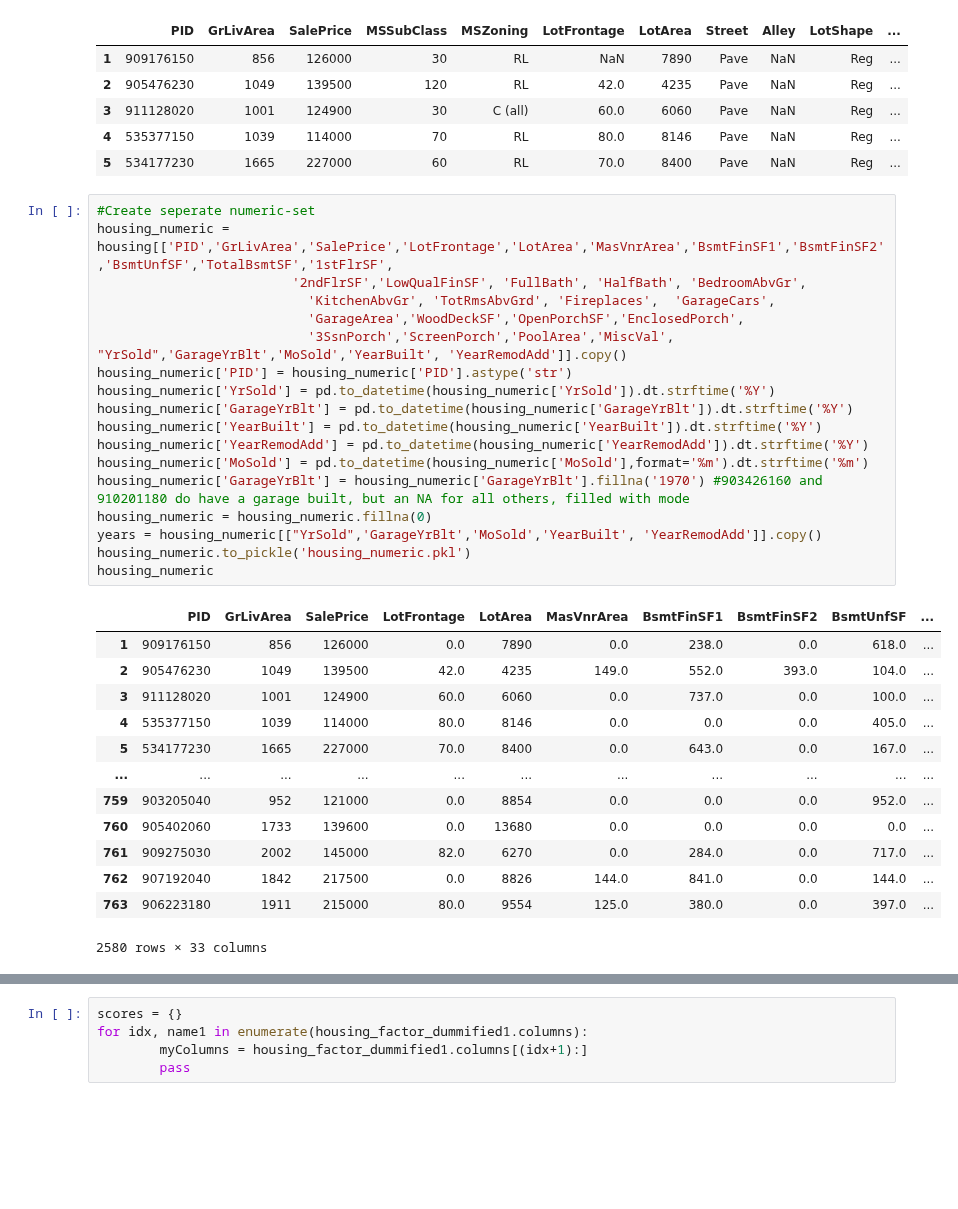
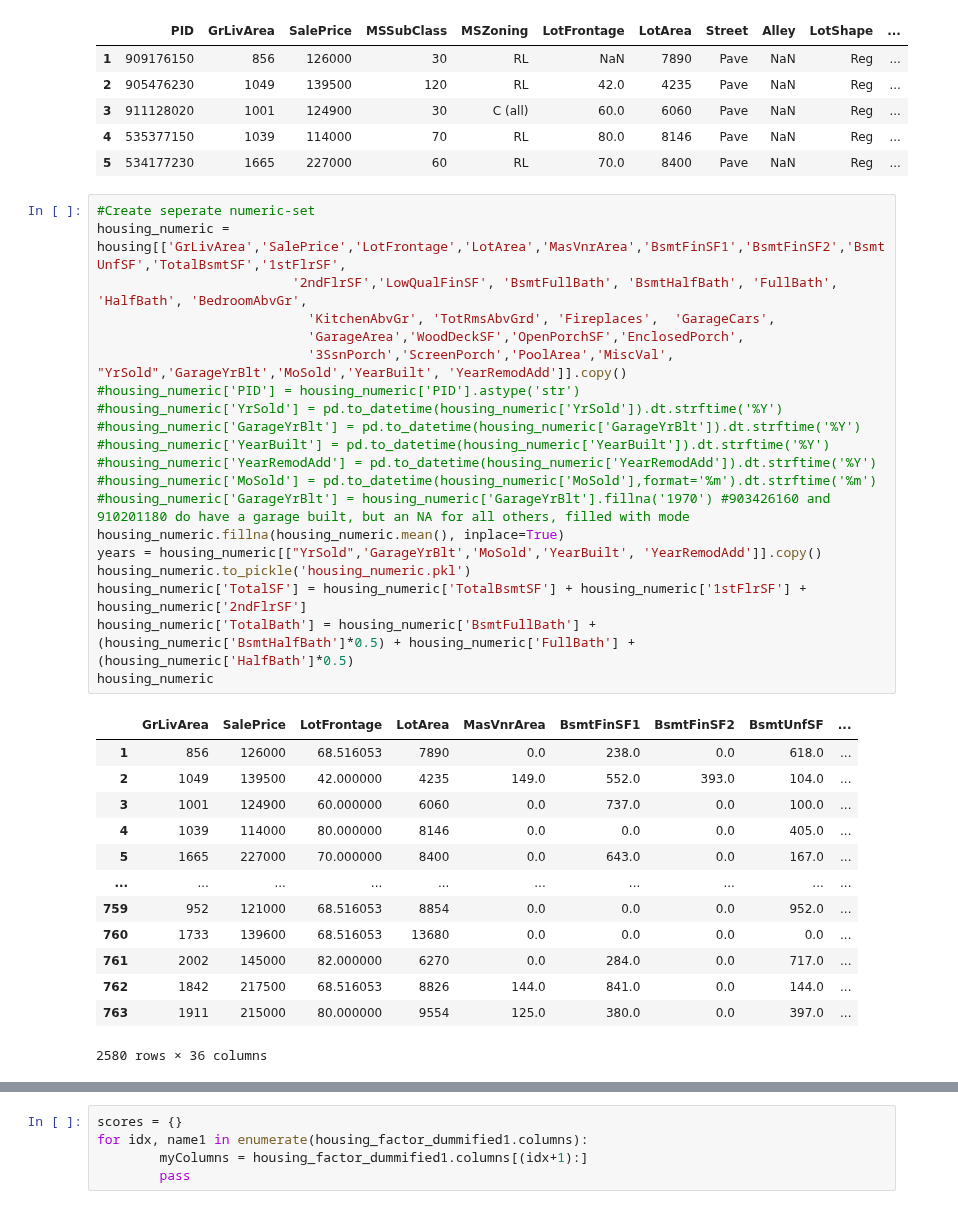
Before and after one commit to dimmediato/ML_Ames_Housing, a Jupyter notebook: Python/Ames_MLR_Combined.ipynb, the cells around one changed output, grey strips where cells are left out. Cells and saved outputs as stored; diff of their text form; blank space fills up the shorter version.

```diff
--- a/Python/Ames_MLR_Combined.ipynb
+++ b/Python/Ames_MLR_Combined.ipynb
@@ -15,36 +15,38 @@ housing.head()
 | 5 | 534177230 | 1665 | 227000 | 60 | RL | 70.0 | 8400 | Pave | NaN | Reg | ... |
 # %%
 #Create seperate numeric-set
-housing_numeric = housing[['PID','GrLivArea','SalePrice','LotFrontage','LotArea','MasVnrArea','BsmtFinSF1','BsmtFinSF2','BsmtUnfSF','TotalBsmtSF','1stFlrSF',
-                         '2ndFlrSF','LowQualFinSF', 'FullBath', 'HalfBath', 'BedroomAbvGr',
+housing_numeric = housing[['GrLivArea','SalePrice','LotFrontage','LotArea','MasVnrArea','BsmtFinSF1','BsmtFinSF2','BsmtUnfSF','TotalBsmtSF','1stFlrSF',
+                         '2ndFlrSF','LowQualFinSF', 'BsmtFullBath', 'BsmtHalfBath', 'FullBath', 'HalfBath', 'BedroomAbvGr',
                            'KitchenAbvGr', 'TotRmsAbvGrd', 'Fireplaces',  'GarageCars',
                            'GarageArea','WoodDeckSF','OpenPorchSF','EnclosedPorch',
                            '3SsnPorch','ScreenPorch','PoolArea','MiscVal', "YrSold",'GarageYrBlt','MoSold','YearBuilt', 'YearRemodAdd']].copy()
-housing_numeric['PID'] = housing_numeric['PID'].astype('str')
-housing_numeric['YrSold'] = pd.to_datetime(housing_numeric['YrSold']).dt.strftime('%Y')
-housing_numeric['GarageYrBlt'] = pd.to_datetime(housing_numeric['GarageYrBlt']).dt.strftime('%Y')
-housing_numeric['YearBuilt'] = pd.to_datetime(housing_numeric['YearBuilt']).dt.strftime('%Y')
-housing_numeric['YearRemodAdd'] = pd.to_datetime(housing_numeric['YearRemodAdd']).dt.strftime('%Y')
-housing_numeric['MoSold'] = pd.to_datetime(housing_numeric['MoSold'],format='%m').dt.strftime('%m')
-housing_numeric['GarageYrBlt'] = housing_numeric['GarageYrBlt'].fillna('1970') #903426160 and 910201180 do have a garage built, but an NA for all others, filled with mode
-housing_numeric = housing_numeric.fillna(0)
+#housing_numeric['PID'] = housing_numeric['PID'].astype('str')
+#housing_numeric['YrSold'] = pd.to_datetime(housing_numeric['YrSold']).dt.strftime('%Y')
+#housing_numeric['GarageYrBlt'] = pd.to_datetime(housing_numeric['GarageYrBlt']).dt.strftime('%Y')
+#housing_numeric['YearBuilt'] = pd.to_datetime(housing_numeric['YearBuilt']).dt.strftime('%Y')
+#housing_numeric['YearRemodAdd'] = pd.to_datetime(housing_numeric['YearRemodAdd']).dt.strftime('%Y')
+#housing_numeric['MoSold'] = pd.to_datetime(housing_numeric['MoSold'],format='%m').dt.strftime('%m')
+#housing_numeric['GarageYrBlt'] = housing_numeric['GarageYrBlt'].fillna('1970') #903426160 and 910201180 do have a garage built, but an NA for all others, filled with mode
+housing_numeric.fillna(housing_numeric.mean(), inplace=True)
 years = housing_numeric[["YrSold",'GarageYrBlt','MoSold','YearBuilt', 'YearRemodAdd']].copy()
 housing_numeric.to_pickle('housing_numeric.pkl')
+housing_numeric['TotalSF'] = housing_numeric['TotalBsmtSF'] + housing_numeric['1stFlrSF'] + housing_numeric['2ndFlrSF']
+housing_numeric['TotalBath'] = housing_numeric['BsmtFullBath'] + (housing_numeric['BsmtHalfBath']*0.5) + housing_numeric['FullBath'] + (housing_numeric['HalfBath']*0.5)
 housing_numeric
 # %% [output]
-|  | PID | GrLivArea | SalePrice | LotFrontage | LotArea | MasVnrArea | BsmtFinSF1 | BsmtFinSF2 | BsmtUnfSF | ... |
-| 1 | 909176150 | 856 | 126000 | 0.0 | 7890 | 0.0 | 238.0 | 0.0 | 618.0 | ... |
-| 2 | 905476230 | 1049 | 139500 | 42.0 | 4235 | 149.0 | 552.0 | 393.0 | 104.0 | ... |
-| 3 | 911128020 | 1001 | 124900 | 60.0 | 6060 | 0.0 | 737.0 | 0.0 | 100.0 | ... |
-| 4 | 535377150 | 1039 | 114000 | 80.0 | 8146 | 0.0 | 0.0 | 0.0 | 405.0 | ... |
-| 5 | 534177230 | 1665 | 227000 | 70.0 | 8400 | 0.0 | 643.0 | 0.0 | 167.0 | ... |
-| ... | ... | ... | ... | ... | ... | ... | ... | ... | ... | ... |
-| 759 | 903205040 | 952 | 121000 | 0.0 | 8854 | 0.0 | 0.0 | 0.0 | 952.0 | ... |
-| 760 | 905402060 | 1733 | 139600 | 0.0 | 13680 | 0.0 | 0.0 | 0.0 | 0.0 | ... |
-| 761 | 909275030 | 2002 | 145000 | 82.0 | 6270 | 0.0 | 284.0 | 0.0 | 717.0 | ... |
-| 762 | 907192040 | 1842 | 217500 | 0.0 | 8826 | 144.0 | 841.0 | 0.0 | 144.0 | ... |
-| 763 | 906223180 | 1911 | 215000 | 80.0 | 9554 | 125.0 | 380.0 | 0.0 | 397.0 | ... |
+|  | GrLivArea | SalePrice | LotFrontage | LotArea | MasVnrArea | BsmtFinSF1 | BsmtFinSF2 | BsmtUnfSF | ... |
+| 1 | 856 | 126000 | 68.516053 | 7890 | 0.0 | 238.0 | 0.0 | 618.0 | ... |
+| 2 | 1049 | 139500 | 42.000000 | 4235 | 149.0 | 552.0 | 393.0 | 104.0 | ... |
+| 3 | 1001 | 124900 | 60.000000 | 6060 | 0.0 | 737.0 | 0.0 | 100.0 | ... |
+| 4 | 1039 | 114000 | 80.000000 | 8146 | 0.0 | 0.0 | 0.0 | 405.0 | ... |
+| 5 | 1665 | 227000 | 70.000000 | 8400 | 0.0 | 643.0 | 0.0 | 167.0 | ... |
+| ... | ... | ... | ... | ... | ... | ... | ... | ... | ... |
+| 759 | 952 | 121000 | 68.516053 | 8854 | 0.0 | 0.0 | 0.0 | 952.0 | ... |
+| 760 | 1733 | 139600 | 68.516053 | 13680 | 0.0 | 0.0 | 0.0 | 0.0 | ... |
+| 761 | 2002 | 145000 | 82.000000 | 6270 | 0.0 | 284.0 | 0.0 | 717.0 | ... |
+| 762 | 1842 | 217500 | 68.516053 | 8826 | 144.0 | 841.0 | 0.0 | 144.0 | ... |
+| 763 | 1911 | 215000 | 80.000000 | 9554 | 125.0 | 380.0 | 0.0 | 397.0 | ... |
-2580 rows × 33 columns
+2580 rows × 36 columns
 # %%
 #Create seperate factor-set
 housing_factor = housing.drop(['GrLivArea','SalePrice','LotFrontage','LotArea','MasVnrArea','BsmtFinSF1','BsmtFinSF2','BsmtUnfSF','TotalBsmtSF','1stFlrSF',
```
Also changed, not shown: parts of 14 cells of this notebook.
